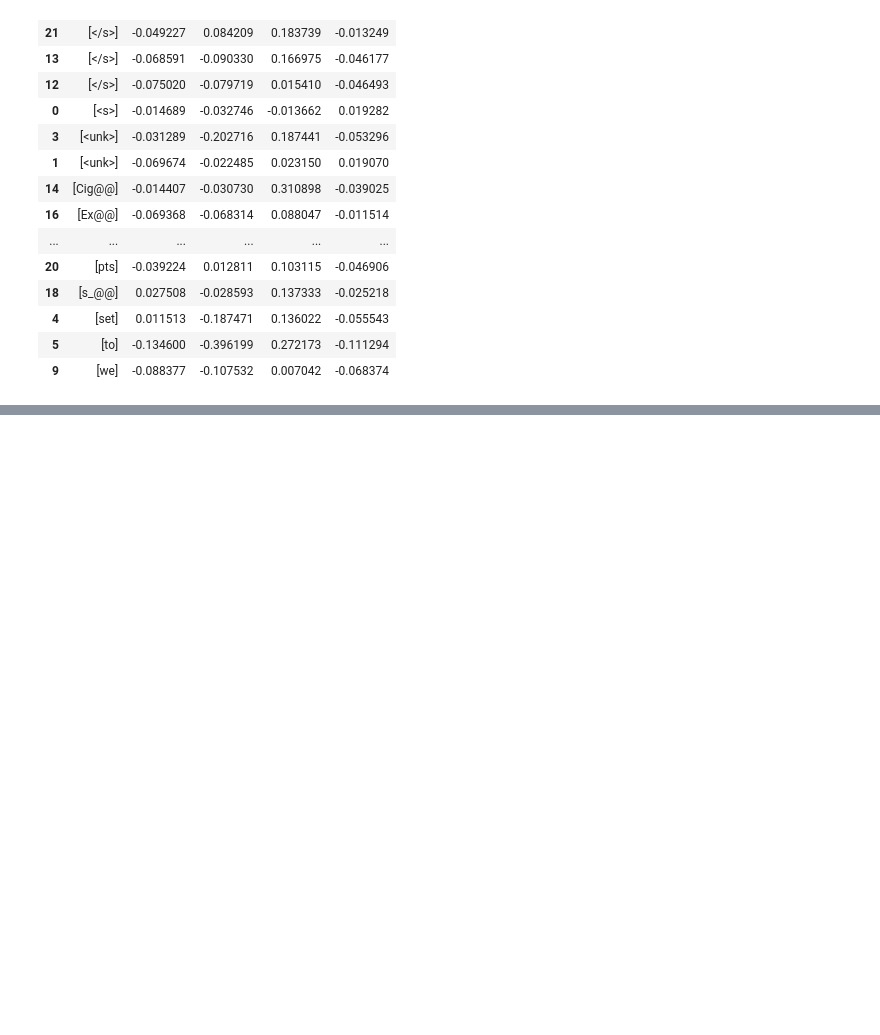
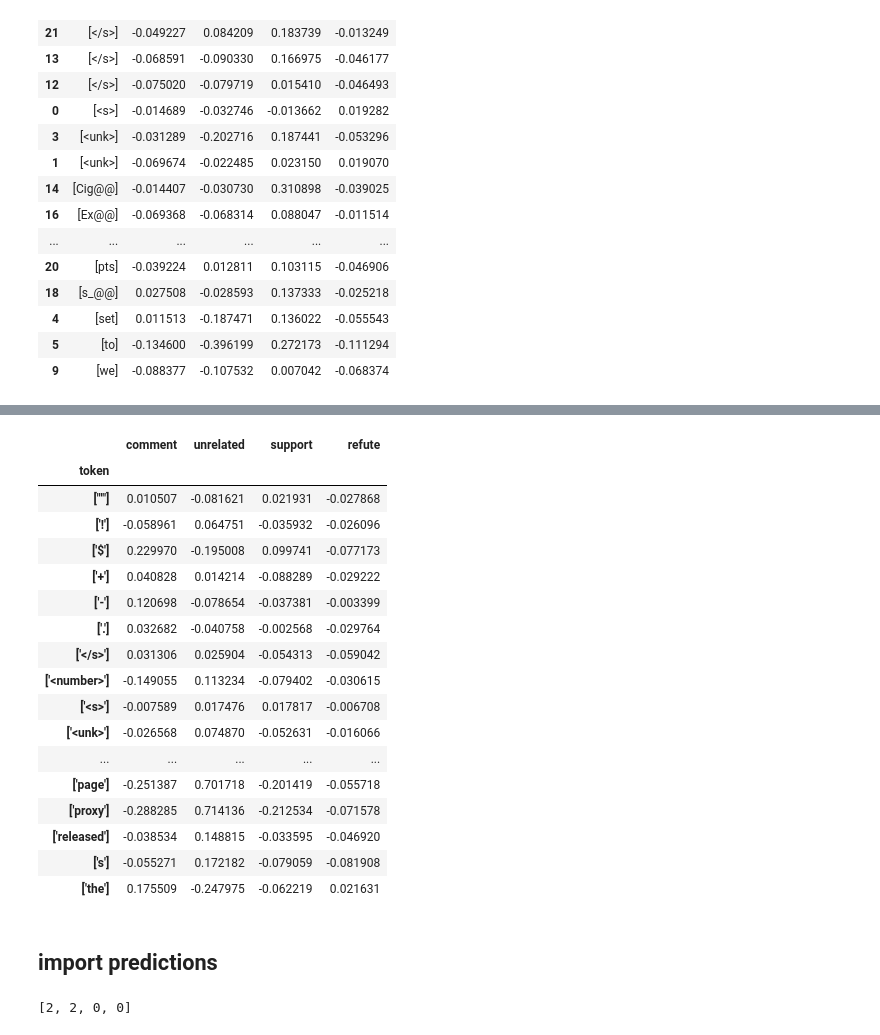
Before and after one commit to mangalm96/explainablenlp-info259, a Jupyter notebook: interpret_shap_analysis.ipynb, the cells around one changed output, grey strips where cells are left out. Saved outputs shown, nothing was run; the diff lists cells and outputs as text; code cells hidden in the pictures; blank space fills up the shorter version.

```diff
--- a/interpret_shap_analysis.ipynb
+++ b/interpret_shap_analysis.ipynb
@@ -72,0 +150,5 @@ shap_CI_ESRX_notarget.head(30)
+# %%
+# rename cols
+shap_CI_ESRX_notarget = shap_CI_ESRX_notarget.rename(columns = {"0":"comment","1":"unrelated","2":"support","3":"refute"})
+# %%
+shap_CI_ESRX_notarget['token'] = shap_CI_ESRX_notarget['token'].astype(str)
@@ -72,0 +157,24 @@ shap_CI_ESRX_notarget.head(30)
+# %%
+# group by token and sum for each column
+shap_CI_ESRX_notarget.groupby('token').agg('mean')
+# %% [output]
+|  | comment | unrelated | support | refute |
+| token |  |  |  |  |
+| ["'"] | 0.010507 | -0.081621 | 0.021931 | -0.027868 |
+| ['!'] | -0.058961 | 0.064751 | -0.035932 | -0.026096 |
+| ['$'] | 0.229970 | -0.195008 | 0.099741 | -0.077173 |
+| ['+'] | 0.040828 | 0.014214 | -0.088289 | -0.029222 |
+| ['-'] | 0.120698 | -0.078654 | -0.037381 | -0.003399 |
+| ['.'] | 0.032682 | -0.040758 | -0.002568 | -0.029764 |
+| ['</s>'] | 0.031306 | 0.025904 | -0.054313 | -0.059042 |
+| ['<number>'] | -0.149055 | 0.113234 | -0.079402 | -0.030615 |
+| ['<s>'] | -0.007589 | 0.017476 | 0.017817 | -0.006708 |
+| ['<unk>'] | -0.026568 | 0.074870 | -0.052631 | -0.016066 |
+| ... | ... | ... | ... | ... |
+| ['page'] | -0.251387 | 0.701718 | -0.201419 | -0.055718 |
+| ['proxy'] | -0.288285 | 0.714136 | -0.212534 | -0.071578 |
+| ['released'] | -0.038534 | 0.148815 | -0.033595 | -0.046920 |
+| ['s'] | -0.055271 | 0.172182 | -0.079059 | -0.081908 |
+| ['the'] | 0.175509 | -0.247975 | -0.062219 | 0.021631 |
+# %% [markdown]
+## import predictions
@@ -72,0 +186,4 @@ shap_CI_ESRX_notarget.head(30)
+# %%
+data['class'][:4]
+# %% [output]
+[2, 2, 0, 0]
```
Also changed, not shown: parts of 13 cells of this notebook.
